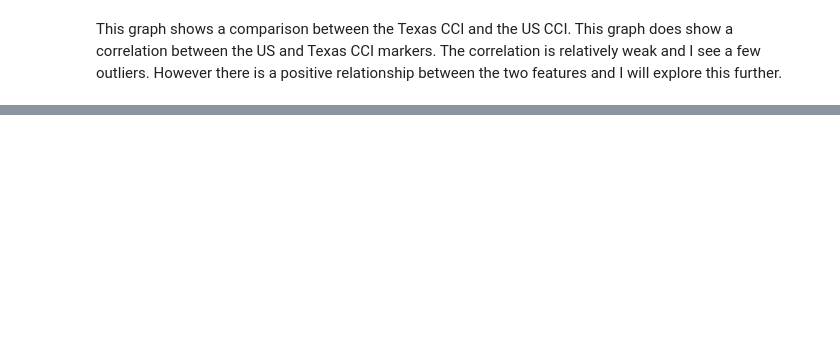
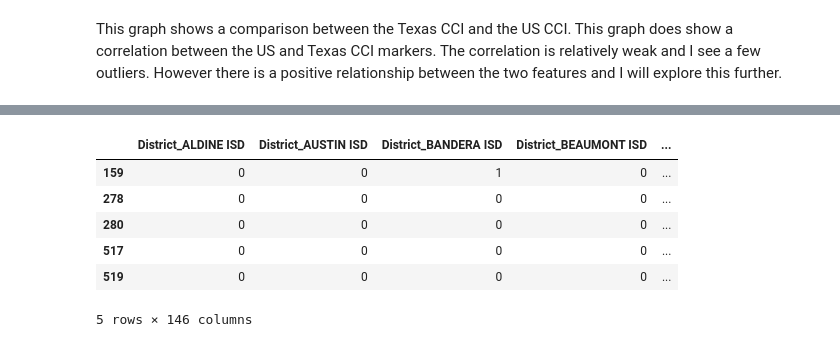
Before and after one commit to MWPerrineJr/Data_Mining_Final, a Jupyter notebook: data mining final1.ipynb, the cells around one changed output, grey strips where cells are left out. Saved outputs shown, nothing was run; the diff lists cells and outputs as text; code cells hidden in the pictures; blank space fills up the shorter version.

```diff
--- a/data mining final1.ipynb
+++ b/data mining final1.ipynb
@@ -205,0 +242,11 @@ This graph shows a comparison between the Texas CCI and the US CCI. This graph d
+# %%
+school_sub_dummy = pd.get_dummies(school_sub).replace({True : 1, False : 0})
+school_sub_dummy.head()
+# %% [output]
+|  | District_ALDINE ISD | District_AUSTIN ISD | District_BANDERA ISD | District_BEAUMONT ISD | ... |
+| 159 | 0 | 0 | 1 | 0 | ... |
+| 278 | 0 | 0 | 0 | 0 | ... |
+| 280 | 0 | 0 | 0 | 0 | ... |
+| 517 | 0 | 0 | 0 | 0 | ... |
+| 519 | 0 | 0 | 0 | 0 | ... |
+5 rows × 146 columns
```
Also changed, not shown: parts of 11 cells of this notebook.
